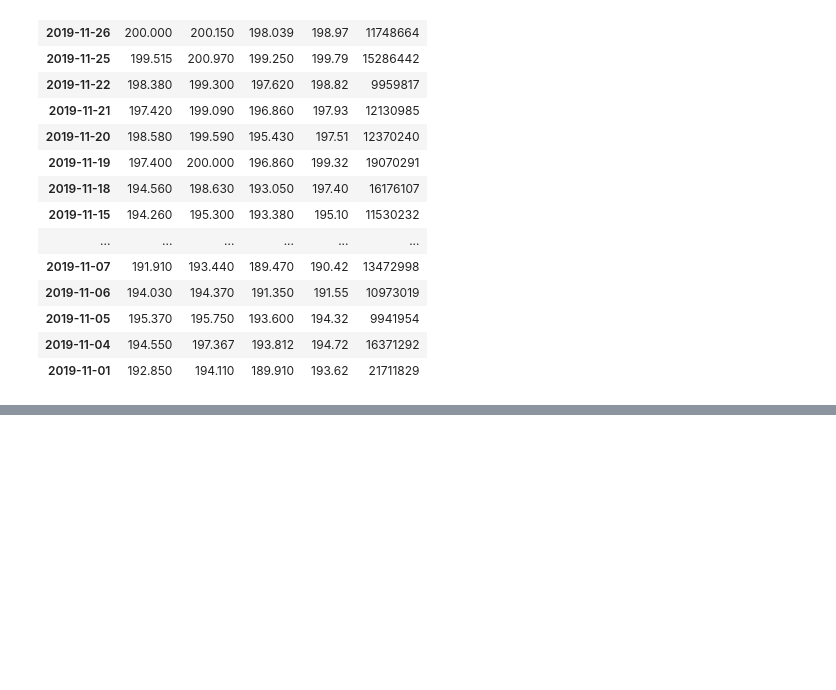
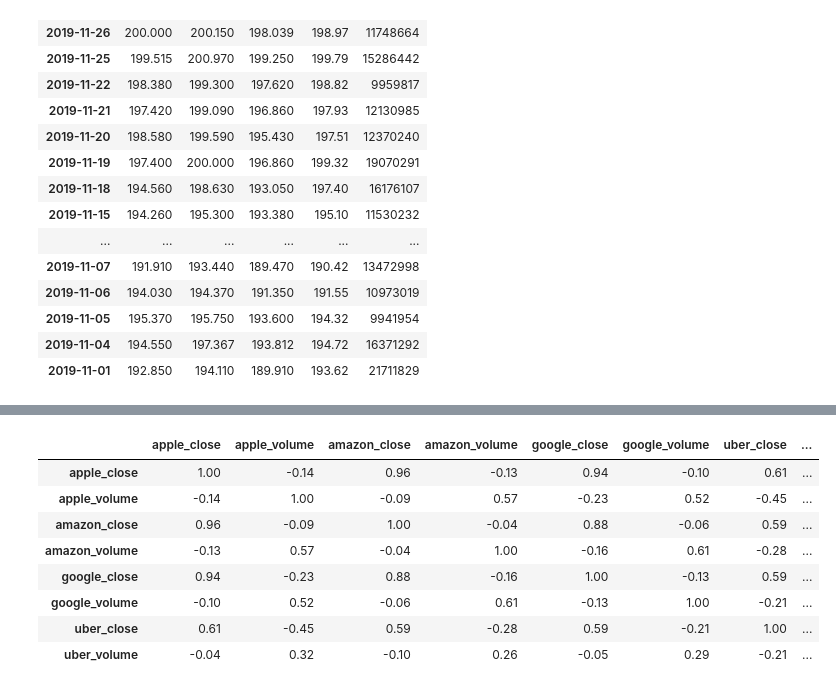
Before and after one commit to mbarul/Exercises-with-modules, a Jupyter notebook: Python - Data Science - Bootcamp/Pandas.ipynb, the cells around one changed output, grey strips where cells are left out. Cells and saved outputs as stored; diff of their text form; code cells hidden in the pictures; blank space fills up the shorter version.

```diff
--- a/Python - Data Science - Bootcamp/Pandas.ipynb
+++ b/Python - Data Science - Bootcamp/Pandas.ipynb
@@ -1006,0 +1099,3 @@ new_df
+# %%
+closes = [col for col in df.columns if col.endswith('close') or col.endswith('volume')]
+closes
@@ -1006,0 +1111,12 @@ new_df
+# %%
+df[closes].corr()
+# %% [output]
+|  | apple_close | apple_volume | amazon_close | amazon_volume | google_close | google_volume | uber_close | ... |
+| apple_close | 1.00 | -0.14 | 0.96 | -0.13 | 0.94 | -0.10 | 0.61 | ... |
+| apple_volume | -0.14 | 1.00 | -0.09 | 0.57 | -0.23 | 0.52 | -0.45 | ... |
+| amazon_close | 0.96 | -0.09 | 1.00 | -0.04 | 0.88 | -0.06 | 0.59 | ... |
+| amazon_volume | -0.13 | 0.57 | -0.04 | 1.00 | -0.16 | 0.61 | -0.28 | ... |
+| google_close | 0.94 | -0.23 | 0.88 | -0.16 | 1.00 | -0.13 | 0.59 | ... |
+| google_volume | -0.10 | 0.52 | -0.06 | 0.61 | -0.13 | 1.00 | -0.21 | ... |
+| uber_close | 0.61 | -0.45 | 0.59 | -0.28 | 0.59 | -0.21 | 1.00 | ... |
+| uber_volume | -0.04 | 0.32 | -0.10 | 0.26 | -0.05 | 0.29 | -0.21 | ... |
```
Also changed, not shown: parts of 14 cells of this notebook, 2 other files.
